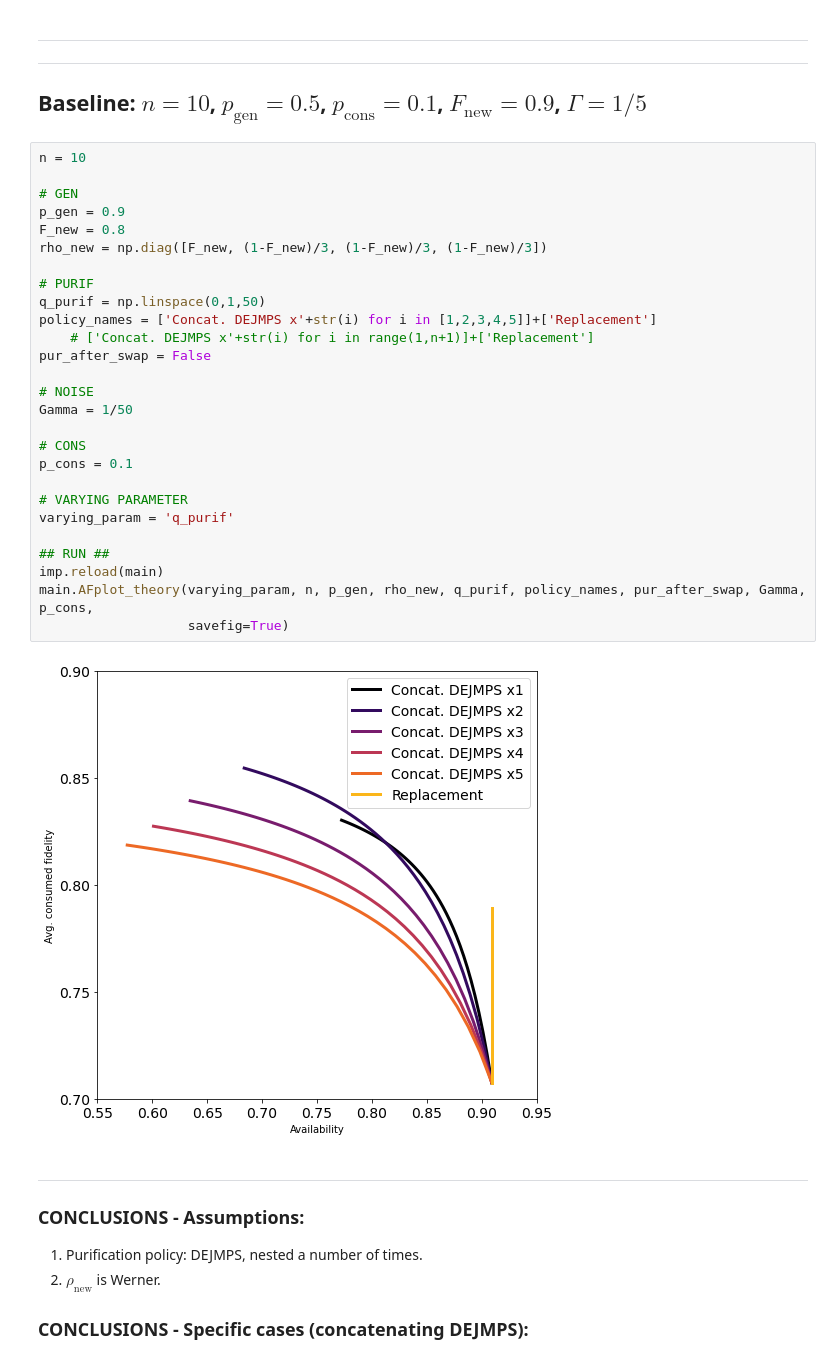
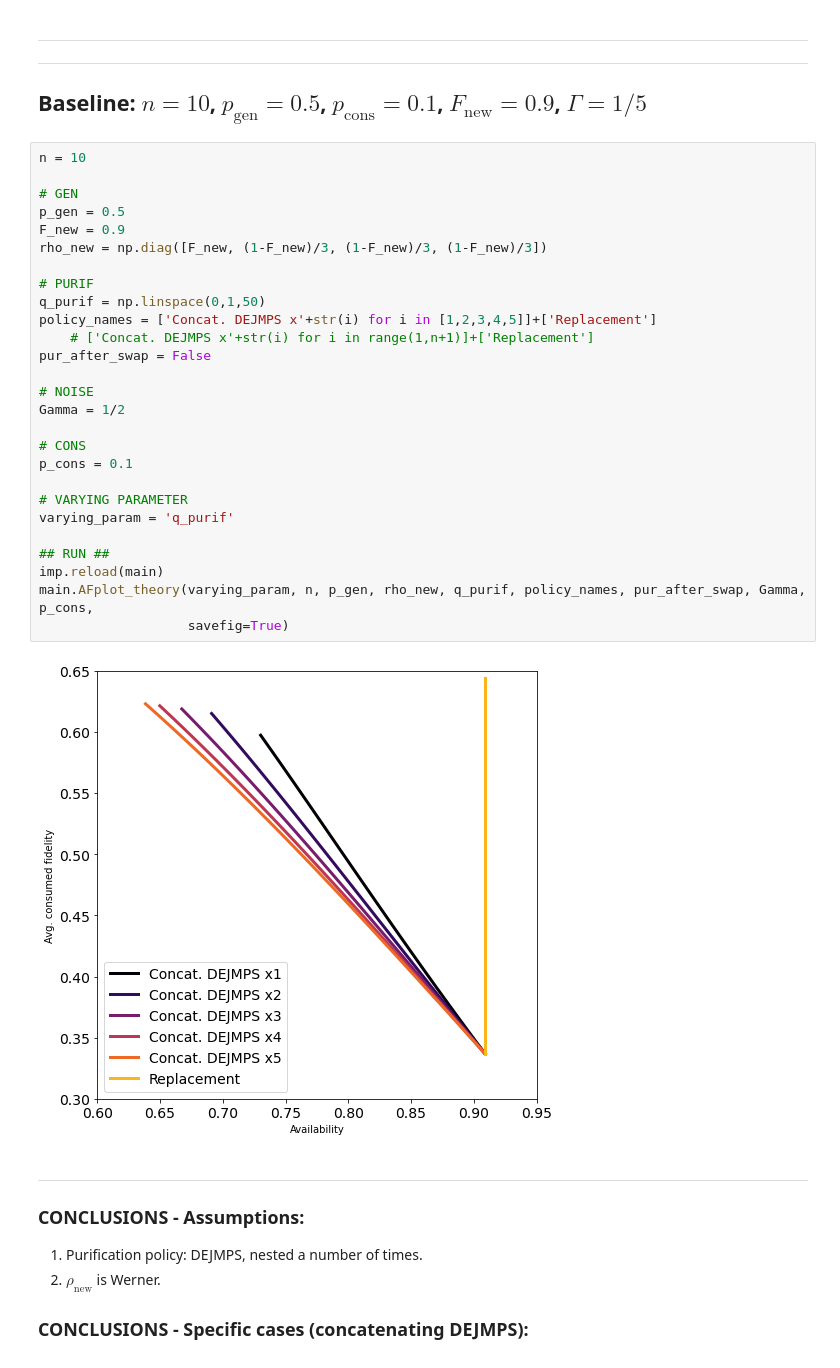
Before and after one commit to AlvaroGI/buffering-1GnB, a Jupyter notebook: RESULTS-concat-DEJMPS.ipynb, the cells around one changed output. Cells and saved outputs as stored; diff of their text form.

```diff
--- a/RESULTS-concat-DEJMPS.ipynb
+++ b/RESULTS-concat-DEJMPS.ipynb
@@ -85,32 +85,32 @@ interactive(children=(IntSlider(value=1, description='n', layout=Layout(width='6
 # %%
 n = 10
 
 # GEN
-p_gen = 0.9
-F_new = 0.8
+p_gen = 0.5
+F_new = 0.9
 rho_new = np.diag([F_new, (1-F_new)/3, (1-F_new)/3, (1-F_new)/3])
 
 # PURIF
 q_purif = np.linspace(0,1,50)
 policy_names = ['Concat. DEJMPS x'+str(i) for i in [1,2,3,4,5]]+['Replacement']
     # ['Concat. DEJMPS x'+str(i) for i in range(1,n+1)]+['Replacement']
 pur_after_swap = False
 
 # NOISE
-Gamma = 1/50
+Gamma = 1/2
 
 # CONS
 p_cons = 0.1
 
 # VARYING PARAMETER
 varying_param = 'q_purif'
 
 ## RUN ##
 imp.reload(main)
 main.AFplot_theory(varying_param, n, p_gen, rho_new, q_purif, policy_names, pur_after_swap, Gamma, p_cons,
                    savefig=True)
 # %% [output]
-[figure, old version]
+[figure, new version]
 # %% [markdown]
 ---
 ### CONCLUSIONS - Assumptions:
```
Also changed, not shown: 4 other files.
